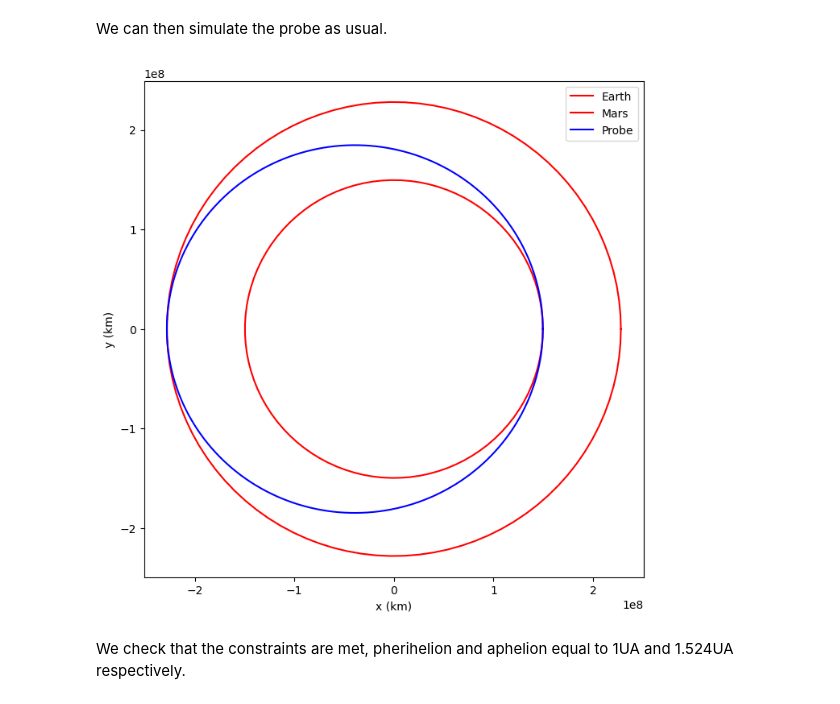
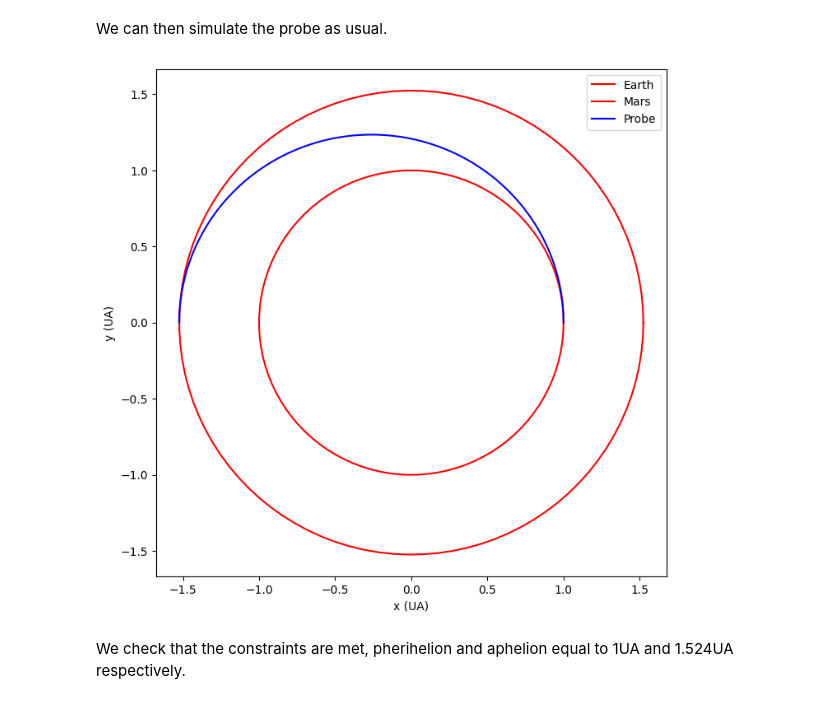
Before and after one commit to Captainfl4me/space-dynamics-workbook, a Jupyter notebook: WE8.ipynb, the cells around one changed output. Cells and saved outputs as stored; diff of their text form; code cells hidden in the pictures.

```diff
--- a/WE8.ipynb
+++ b/WE8.ipynb
@@ -14,6 +14,8 @@ sun = GravBody(name="Sun", mass=1_988_500e24, radius=695_700e3)  # Sun as an obj
 # Define conversion function
 def UA_to_meters(UA):
     return UA * 1.496e11
+def meters_to_UA(meters):
+    return meters / 1.496e11
 # %% [markdown]
 We must first calculate the Homman transfer orbit by using the perihelion and the aphelion constraint we have. Using the following equations:
 $$a=\frac{r_{perihelion}+r_{aphelion}}{2}$$
@@ -45,6 +47,6 @@ v_per / 1e3  # Velocity at perihelion in km/s
 The full period of an elliptical orbit can be deduced from Kepler's third law of planetary motion, which gives us this:
 $$P=\sqrt{\frac{4\pi^2}{GM_{sun}}a^3}$$
 # %%
-period = sqrt(4 * pi**2 * a**3 / (G * sun.mass))  # Orbital period
-period / (24 * 3600)  # Orbital period in days
+period = sqrt(4 * pi**2 * a**3 / (G * sun.mass)) / 2  # Orbital period
+period / (24 * 3600)  # Half orbital period in days
 # %% [output]
@@ -66,27 +68,27 @@ xy0 = [r_per, 0]  # start position
 vxy0 = [0, v_per]  # start vertical speed
 
 probe = Probe(probeqns, period, period / 3600, x0=xy0[0], vx0=vxy0[0],
-            y0=xy0[1], vy0=vxy0[1], event=r_per) # probe as an object
+            y0=xy0[1], vy0=vxy0[1], event=r_aph, eventflip=True) # probe as an object
 t, posvel = probe.odesolve() # solve the differential equations
 # %%
 plt.figure(figsize=(8, 8))  # create figure, figsize can be changed as preferred
 
 # Plotting Earth's and Mars' orbit
 for dist in [1, 1.524]:
     uang = linspace(0, 2 * pi, 100)
-    x = (UA_to_meters(dist) / 1e3) * cos(uang)
-    y = (UA_to_meters(dist) / 1e3) * sin(uang)
+    x = dist * cos(uang)
+    y = dist * sin(uang)
     plt.plot(x, y, color='red')
 
-plt.plot(posvel[:, 0] / 1e3, posvel[:, 1] / 1e3, color='blue') # plot the probe's orbit
+plt.plot(meters_to_UA(posvel[:, 0]), meters_to_UA(posvel[:, 1]), color='blue') # plot the probe's orbit
 
-plt.xlabel('x (km)')
-plt.ylabel('y (km)')
+plt.xlabel('x (UA)')
+plt.ylabel('y (UA)')
 plt.axis('equal')
 plt.legend(['Earth', 'Mars', 'Probe'])
 plt.show() # make plot appear
 # %% [output]
-[figure, old version]
+[figure, new version]
 # %% [markdown]
 We check that the constraints are met, pherihelion and aphelion equal to 1UA and 1.524UA respectively.
 # %%
```
Also changed, not shown: parts of 14 cells of this notebook.
